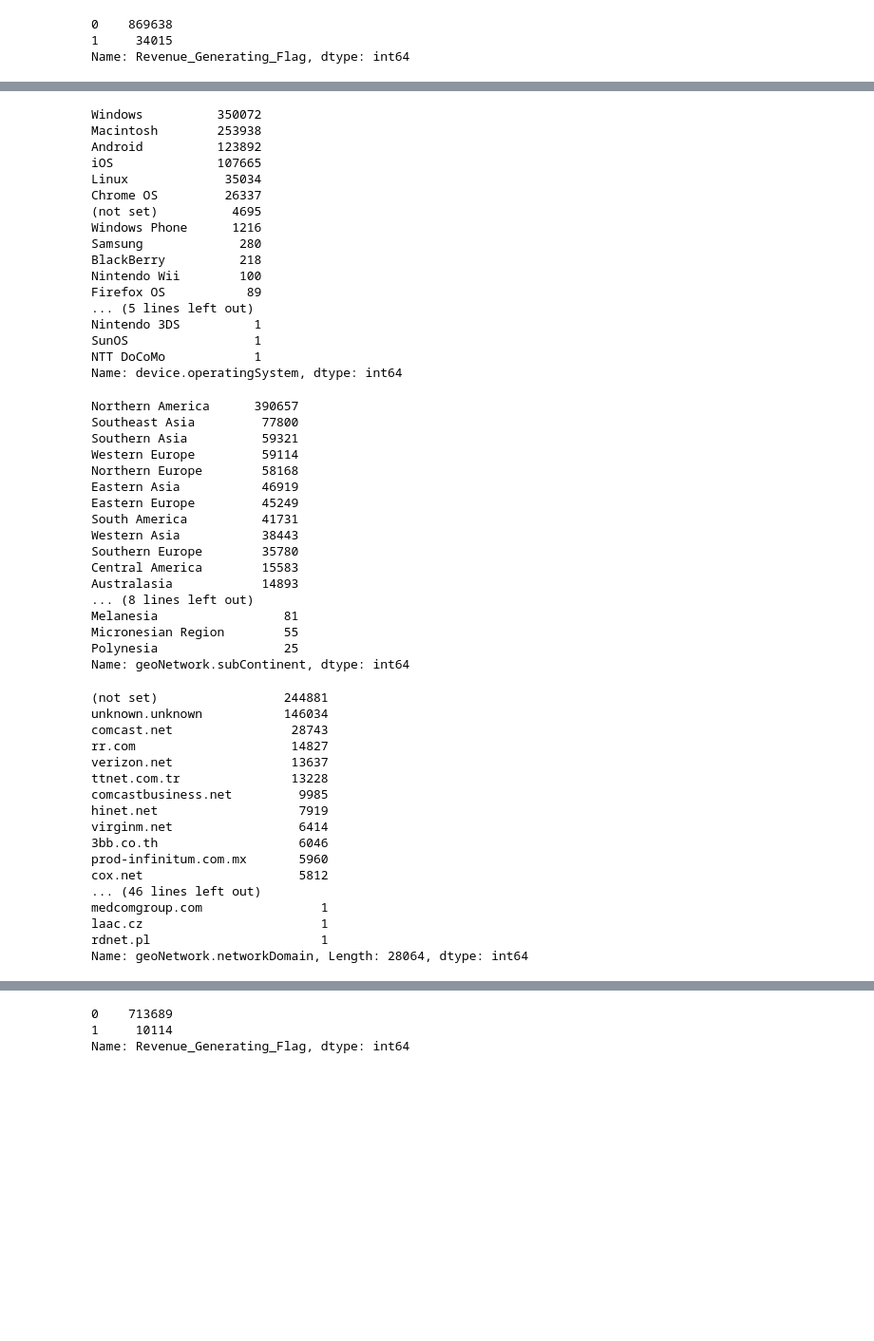
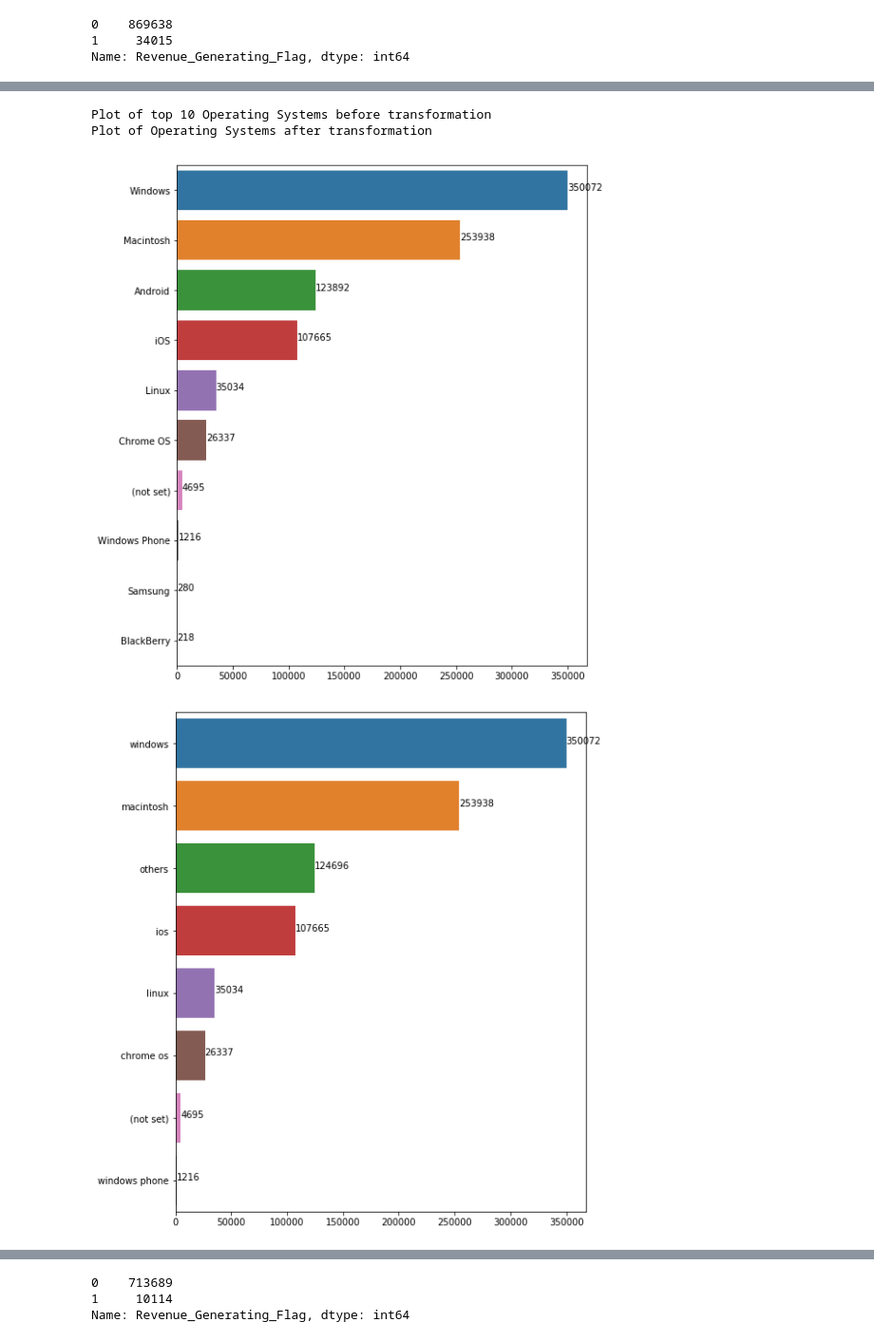
Before and after one commit to Prashanth1194/Customer-Revenue-Prediction-Using-Google-Analytics-Data, a Jupyter notebook: Codes/Data Wrangling and Exploratory Analysis.ipynb, the cells around one changed output, grey strips where cells are left out. Shown: that part at 95% size. Drawn from its saved outputs; the diff is of its cells as text; code cells hidden in the pictures; blank space fills up the shorter version.

```diff
--- a/Codes/Data Wrangling and Exploratory Analysis.ipynb
+++ b/Codes/Data Wrangling and Exploratory Analysis.ipynb
@@ -278,20 +252,0 @@ Name: trafficSource.source, dtype: int64
-# %%
-train_df1['device.operatingSystem'].value_counts()
-# %% [output]
-Windows          350072
-Macintosh        253938
-Android          123892
-iOS              107665
-Linux             35034
-Chrome OS         26337
-(not set)          4695
-Windows Phone      1216
-Samsung             280
-BlackBerry          218
-Nintendo Wii        100
-Firefox OS           89
-... (5 lines left out)
-Nintendo 3DS          1
-SunOS                 1
-NTT DoCoMo            1
-Name: device.operatingSystem, dtype: int64
@@ -317,40 +253,13 @@ train_df1['device.operatingSystem'] = train_df1['device.operatingSystem'].map(la
-# %%
-train_df1['geoNetwork.subContinent'].value_counts()
-# %% [output]
-Northern America      390657
-Southeast Asia         77800
-Southern Asia          59321
-Western Europe         59114
-Northern Europe        58168
-Eastern Asia           46919
-Eastern Europe         45249
-South America          41731
-Western Asia           38443
-Southern Europe        35780
-Central America        15583
-Australasia            14893
-... (8 lines left out)
-Melanesia                 81
-Micronesian Region        55
-Polynesia                 25
-Name: geoNetwork.subContinent, dtype: int64
-# %%
-train_df1['geoNetwork.networkDomain'].value_counts()
-# %% [output]
-(not set)                 244881
-unknown.unknown           146034
-comcast.net                28743
-rr.com                     14827
-verizon.net                13637
-ttnet.com.tr               13228
-comcastbusiness.net         9985
-hinet.net                   7919
-virginm.net                 6414
-3bb.co.th                   6046
-prod-infinitum.com.mx       5960
-cox.net                     5812
-... (46 lines left out)
-medcomgroup.com                1
-laac.cz                        1
-rdnet.pl                       1
-Name: geoNetwork.networkDomain, Length: 28064, dtype: int64
+# %%
+print("Plot of top 10 Operating Systems before transformation")
+x=train_df1['device.operatingSystem'].value_counts()
+wrang.plots(x[:10])
+train_df1['device.operatingSystem'] = train_df1['device.operatingSystem'].map(lambda x:wrang.device_os_wrangling(str(x).lower())).astype('str')
+x=train_df1['device.operatingSystem'].value_counts()
+print("Plot of Operating Systems after transformation")
+wrang.plots(x)
+# %% [output]
+Plot of top 10 Operating Systems before transformation
+Plot of Operating Systems after transformation
+[figure, added]
+[figure, added]
```
Also changed, not shown: parts of 57 cells of this notebook.
